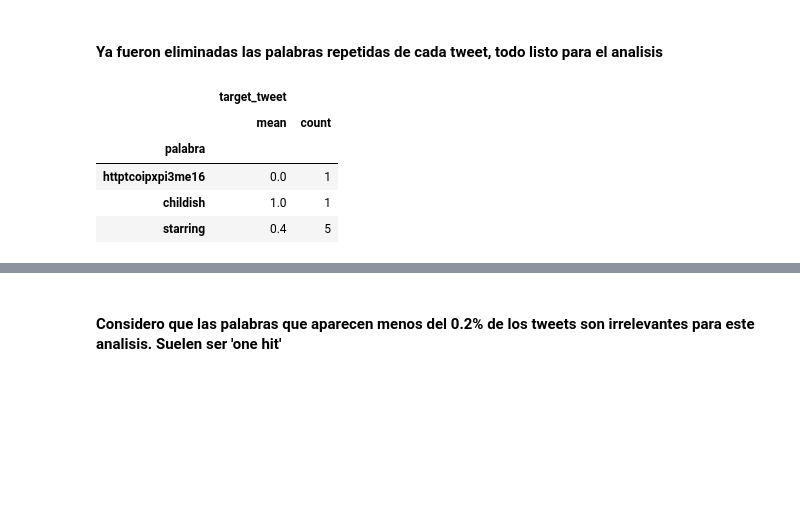
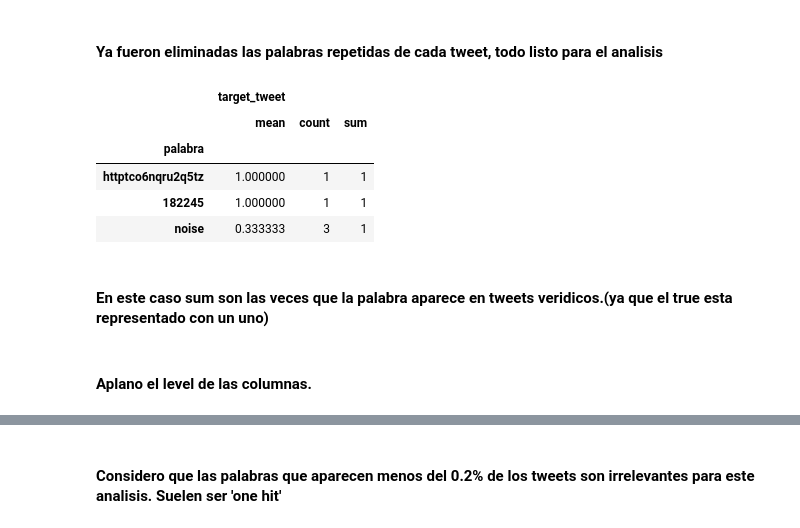
Before and after one commit to RiedelNicolas/TP1-Organizacion-de-Datos, a Jupyter notebook: Nico.ipynb, the cells around one changed output, grey strips where cells are left out. Saved outputs shown, nothing was run; the diff lists cells and outputs as text; code cells hidden in the pictures; blank space fills up the shorter version.

```diff
--- a/Nico.ipynb
+++ b/Nico.ipynb
@@ -199,12 +200,16 @@ memory usage: 2.5+ MB
 # %% [markdown]
 #### Ya fueron eliminadas las palabras repetidas de cada tweet, todo listo para el analisis
 # %%
-agrupadas=palabras.groupby(['palabra']).agg({'target_tweet':['mean','count']})
+agrupadas=palabras.groupby(['palabra']).agg({'target_tweet':['mean','count','sum']})
 agrupadas.sample(3)
 # %% [output]
-|  | target_tweet |  |
-|  | mean | count |
-| palabra |  |  |
-| httptcoipxpi3me16 | 0.0 | 1 |
-| childish | 1.0 | 1 |
-| starring | 0.4 | 5 |
+|  | target_tweet |  |  |
+|  | mean | count | sum |
+| palabra |  |  |  |
+| httptco6nqru2q5tz | 1.000000 | 1 | 1 |
+| 182245 | 1.000000 | 1 | 1 |
+| noise | 0.333333 | 3 | 1 |
+# %% [markdown]
+#### En este caso sum son las veces que la palabra aparece en tweets veridicos.(ya que el true esta representado con un uno)
+# %% [markdown]
+#### Aplano el level de las columnas.
```
Also changed, not shown: parts of 28 cells of this notebook.
